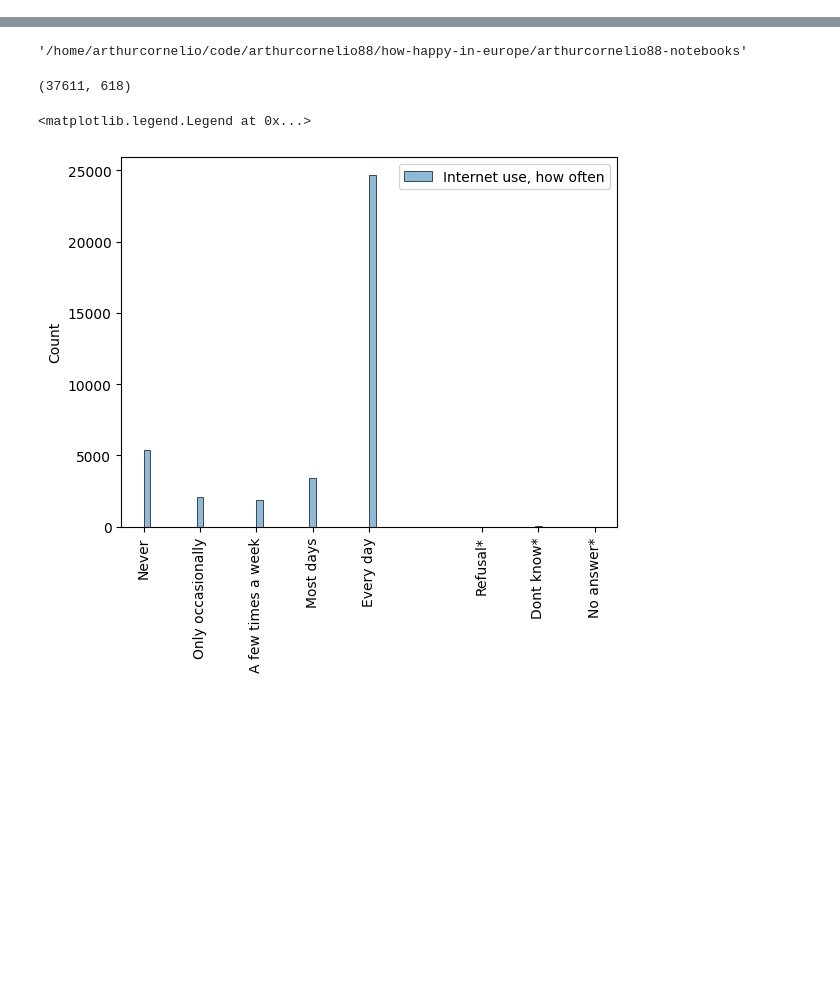
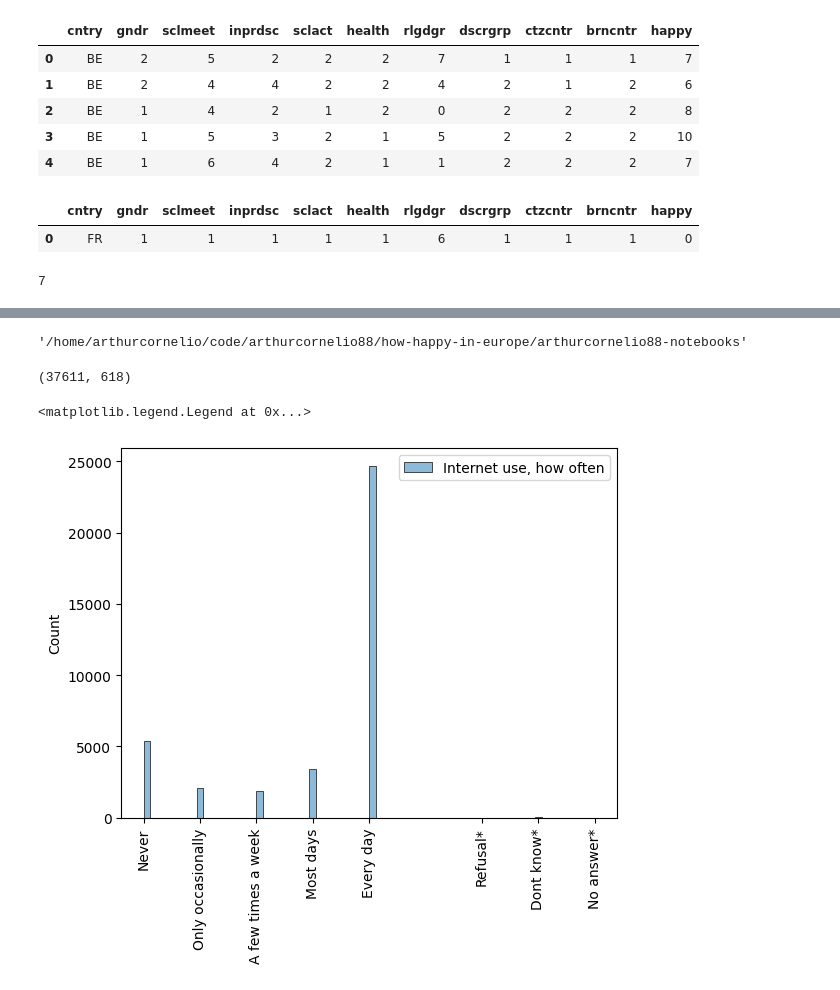
Before and after one commit to arthurcornelio88/how-happy-is-europe, a Jupyter notebook: arthurcornelio88-notebooks/arthurcornelio88-prework_European Social Survey.ipynb, the cells around one changed output, grey strips where cells are left out. Drawn from its saved outputs; the diff is of its cells as text; code cells hidden in the pictures; blank space fills up the shorter version.

Commit message:
main_local.py baseline-model working

```diff
--- a/arthurcornelio88-notebooks/arthurcornelio88-prework_European Social Survey.ipynb
+++ b/arthurcornelio88-notebooks/arthurcornelio88-prework_European Social Survey.ipynb
@@ -3,0 +11,3 @@ import pandas as pd
+# %%
+data = pd.read_csv("20240319_ESS10_baseline-model_arthurcornelio88.csv")
+data.shape
@@ -3,0 +16,2 @@ import pandas as pd
+# %%
+data.drop(columns='Unnamed: 0', inplace=True)
@@ -3,0 +63,14 @@ import pandas as pd
+# %%
+data.head()
+# %% [output]
+|  | cntry | gndr | sclmeet | inprdsc | sclact | health | rlgdgr | dscrgrp | ctzcntr | brncntr | happy |
+| 0 | BE | 2 | 5 | 2 | 2 | 2 | 7 | 1 | 1 | 1 | 7 |
+| 1 | BE | 2 | 4 | 4 | 2 | 2 | 4 | 2 | 1 | 2 | 6 |
+| 2 | BE | 1 | 4 | 2 | 1 | 2 | 0 | 2 | 2 | 2 | 8 |
+| 3 | BE | 1 | 5 | 3 | 2 | 1 | 5 | 2 | 2 | 2 | 10 |
+| 4 | BE | 1 | 6 | 4 | 2 | 1 | 1 | 2 | 2 | 2 | 7 |
+# %%
+X_PRED.head()
+# %% [output]
+|  | cntry | gndr | sclmeet | inprdsc | sclact | health | rlgdgr | dscrgrp | ctzcntr | brncntr | happy |
+| 0 | FR | 1 | 1 | 1 | 1 | 1 | 6 | 1 | 1 | 1 | 0 |
@@ -3,0 +90,5 @@ import pandas as pd
+# %%
+y_pred_constrained = np.clip(np.round(y_pred), 0, 10)
+int(y_pred_constrained)
+# %% [output]
+7
```
Also changed, not shown: parts of 11 cells of this notebook, 1 other file.
